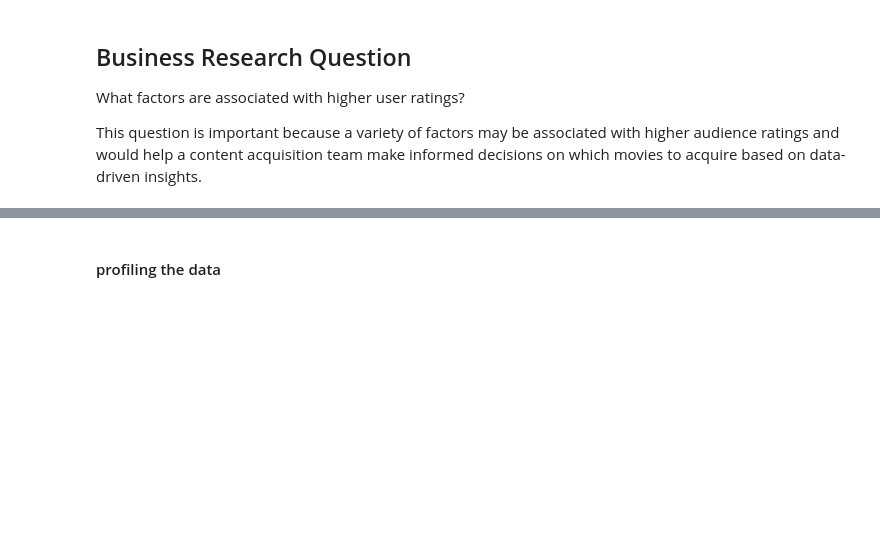
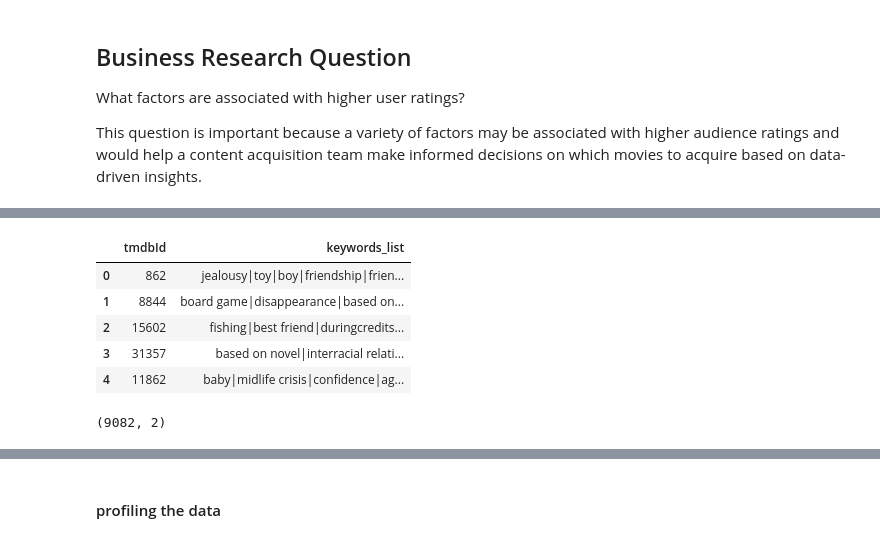
Before and after one commit to camillerose-p/ban6003-camille-pagaduan-movies-project, a Jupyter notebook: notebooks/movies_project_starter.ipynb, the cells around one changed output, grey strips where cells are left out. Saved outputs shown, nothing was run; the diff lists cells and outputs as text; code cells hidden in the pictures; blank space fills up the shorter version.

```diff
--- a/notebooks/movies_project_starter.ipynb
+++ b/notebooks/movies_project_starter.ipynb
@@ -187,0 +224,12 @@ This question is important because a variety of factors may be associated with h
+# %%
+# Keywords Table
+display(keywords.head())
+display(keywords.shape)
+# %% [output]
+|  | tmdbId | keywords_list |
+| 0 | 862 | jealousy|toy|boy|friendship|frien... |
+| 1 | 8844 | board game|disappearance|based on... |
+| 2 | 15602 | fishing|best friend|duringcredits... |
+| 3 | 31357 | based on novel|interracial relati... |
+| 4 | 11862 | baby|midlife crisis|confidence|ag... |
+(9082, 2)
```
Also changed, not shown: parts of 6 cells of this notebook.
